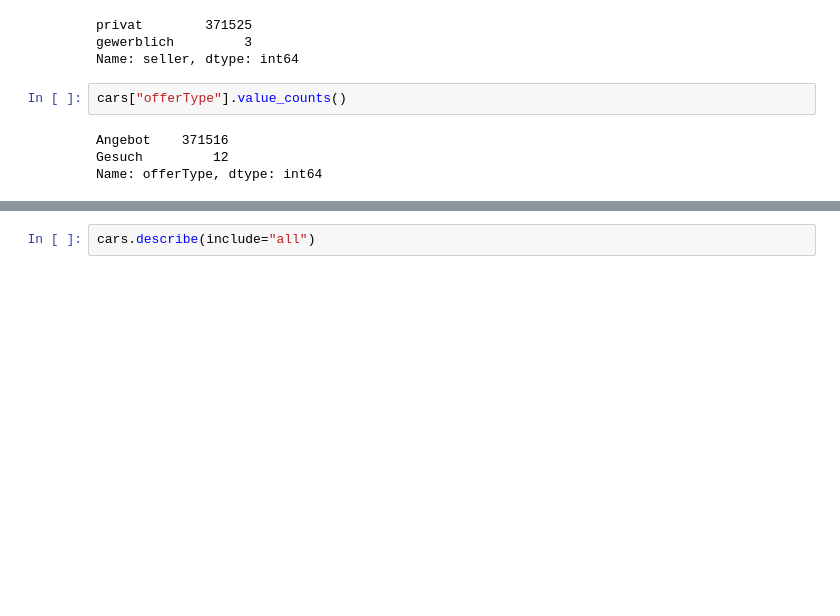
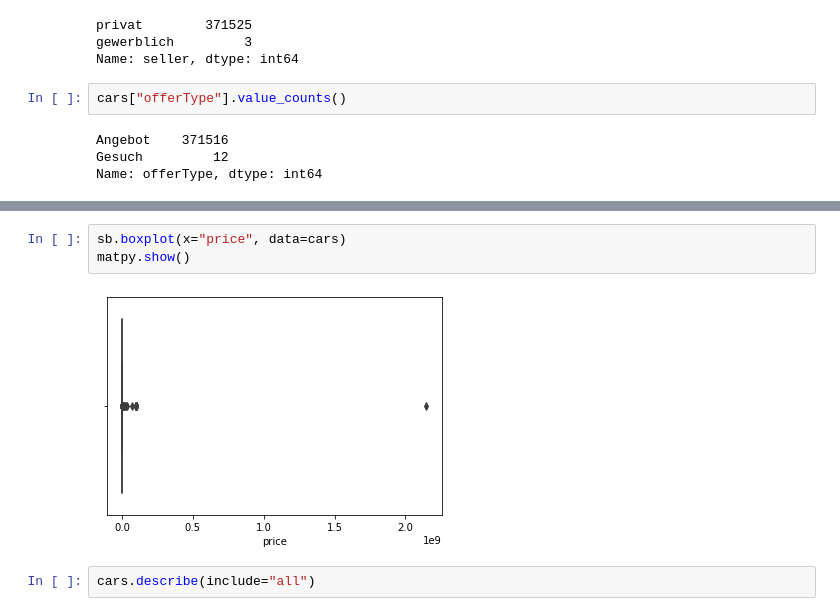
Before and after one commit to Uju-Chinedum/Used-Cars-Dataset, a Jupyter notebook: Used Cars Dataset.ipynb, the cells around one changed output, grey strips where cells are left out. Saved outputs shown, nothing was run; the diff lists cells and outputs as text; blank space fills up the shorter version.

```diff
--- a/Used Cars Dataset.ipynb
+++ b/Used Cars Dataset.ipynb
@@ -284,3 +322,8 @@ Name: offerType, dtype: int64
+# %%
+sb.boxplot(x="price", data=cars)
+matpy.show()
+# %% [output]
+[figure, added]
 # %%
 cars.describe(include="all")
 # %% [output]
```
Also changed, not shown: parts of 62 cells of this notebook.
